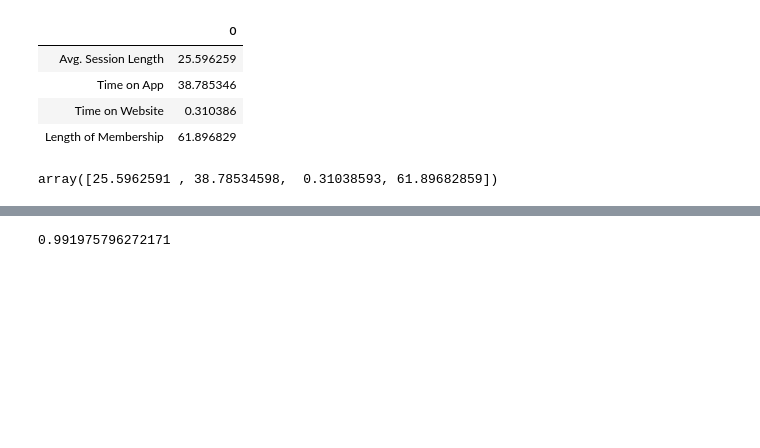
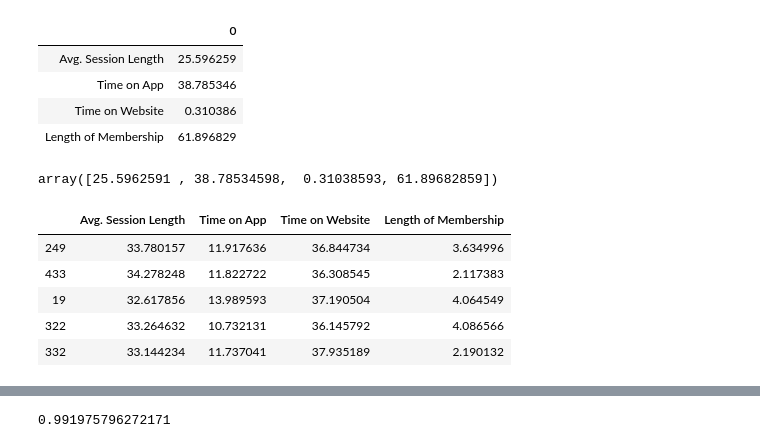
Before and after one commit to Mukesh8688/EcommerceCustomer, a Jupyter notebook: EcommerceCustomers.ipynb, the cells around one changed output, grey strips where cells are left out. Saved outputs shown, nothing was run; the diff lists cells and outputs as text; code cells hidden in the pictures; blank space fills up the shorter version.

```diff
--- a/EcommerceCustomers.ipynb
+++ b/EcommerceCustomers.ipynb
@@ -218,0 +223,9 @@ array([25.5962591 , 38.78534598,  0.31038593, 61.89682859])
+# %%
+X_train.head()
+# %% [output]
+|  | Avg. Session Length | Time on App | Time on Website | Length of Membership |
+| 249 | 33.780157 | 11.917636 | 36.844734 | 3.634996 |
+| 433 | 34.278248 | 11.822722 | 36.308545 | 2.117383 |
+| 19 | 32.617856 | 13.989593 | 37.190504 | 4.064549 |
+| 322 | 33.264632 | 10.732131 | 36.145792 | 4.086566 |
+| 332 | 33.144234 | 11.737041 | 37.935189 | 2.190132 |
```
Also changed, not shown: parts of 15 cells of this notebook.
